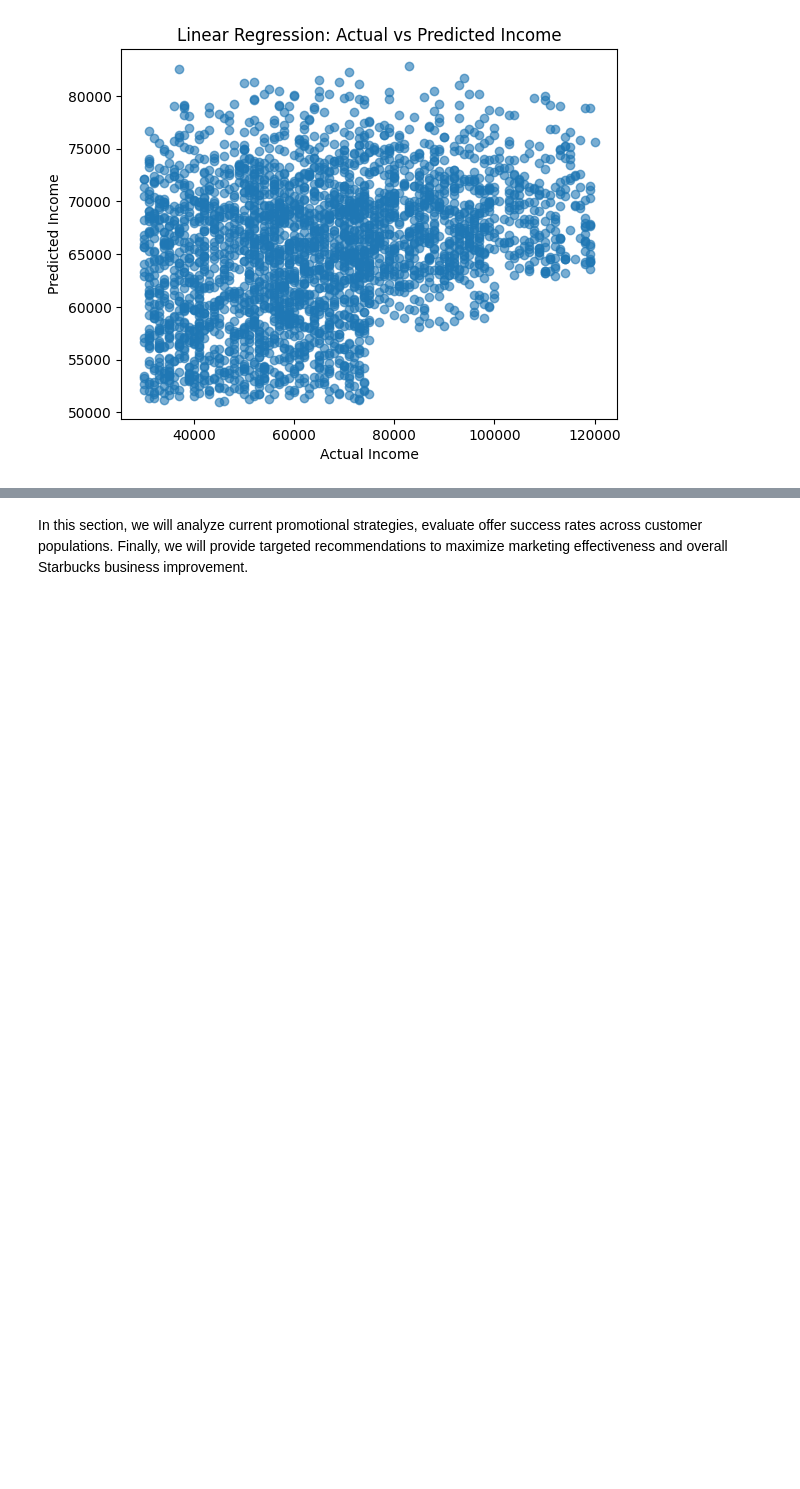
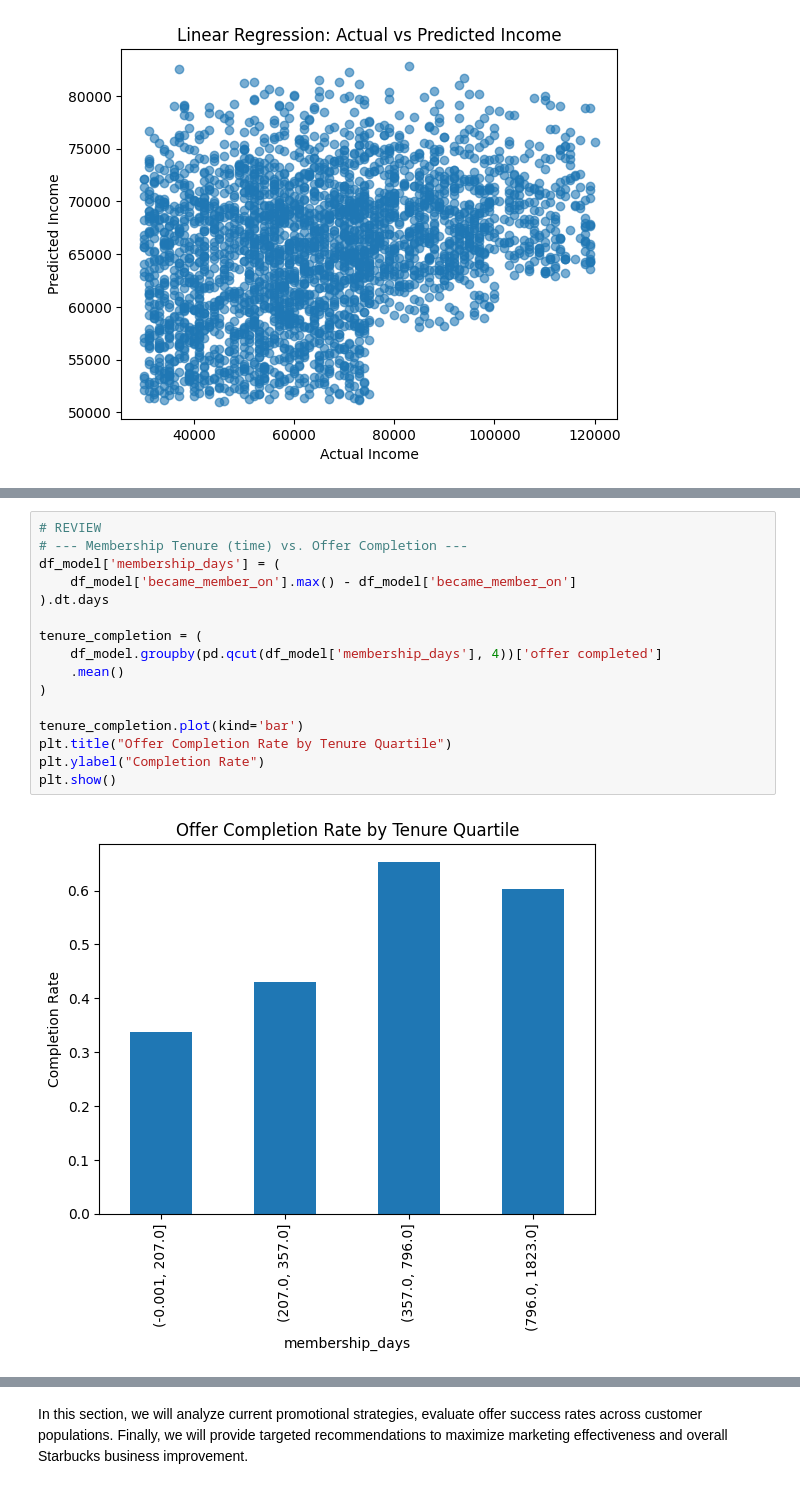
Before and after one commit to surf-guy/DSE200, a Jupyter notebook: MiniProject_Starbucks_PhongLe_JakeRamirez.ipynb, the cells around one changed output, grey strips where cells are left out. Cells and saved outputs as stored; diff of their text form; blank space fills up the shorter version.

```diff
--- a/MiniProject_Starbucks_PhongLe_JakeRamirez.ipynb
+++ b/MiniProject_Starbucks_PhongLe_JakeRamirez.ipynb
@@ -519,0 +747,18 @@ plt.show()
+# %%
+# REVIEW
+# --- Membership Tenure (time) vs. Offer Completion ---
+df_model['membership_days'] = (
+    df_model['became_member_on'].max() - df_model['became_member_on']
+).dt.days
+
+tenure_completion = (
+    df_model.groupby(pd.qcut(df_model['membership_days'], 4))['offer completed']
+    .mean()
+)
+
+tenure_completion.plot(kind='bar')
+plt.title("Offer Completion Rate by Tenure Quartile")
+plt.ylabel("Completion Rate")
+plt.show()
+# %% [output]
+[figure, added]
```
Also changed, not shown: parts of 41 cells of this notebook.
